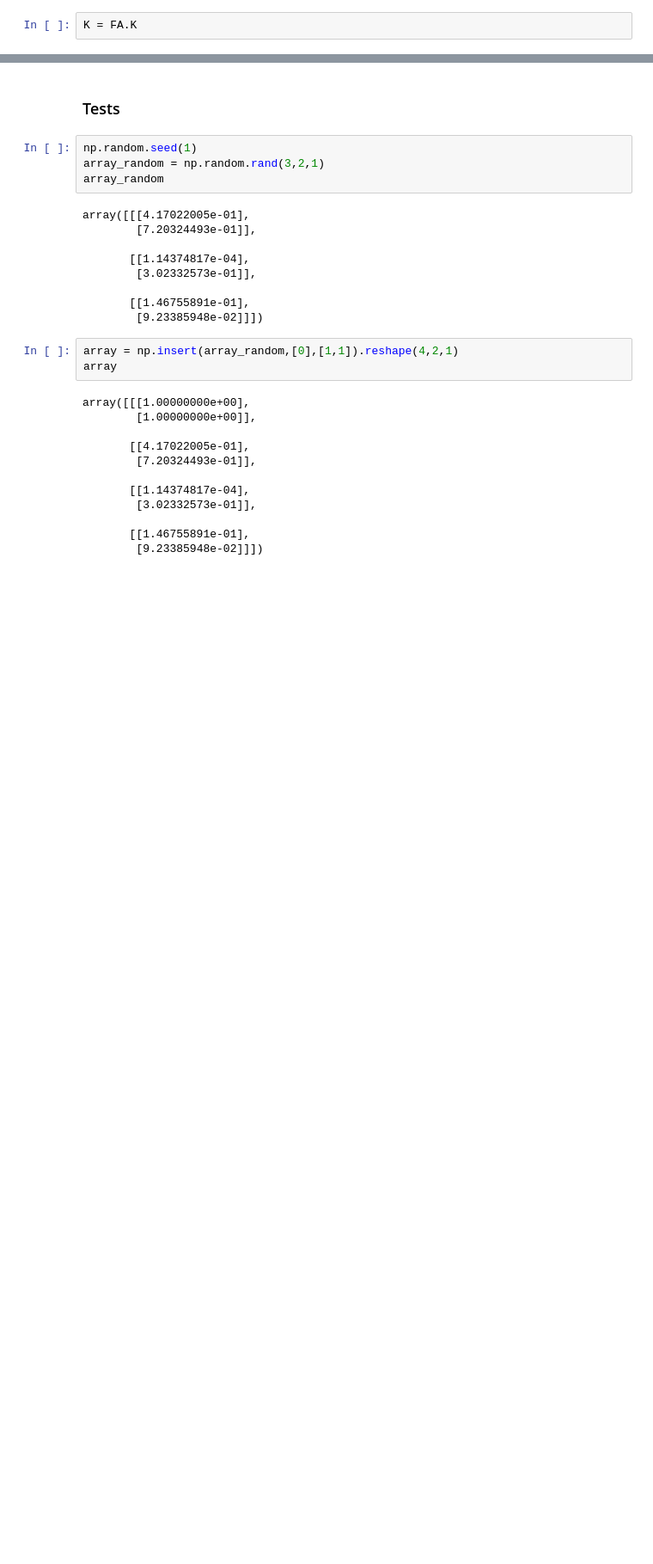
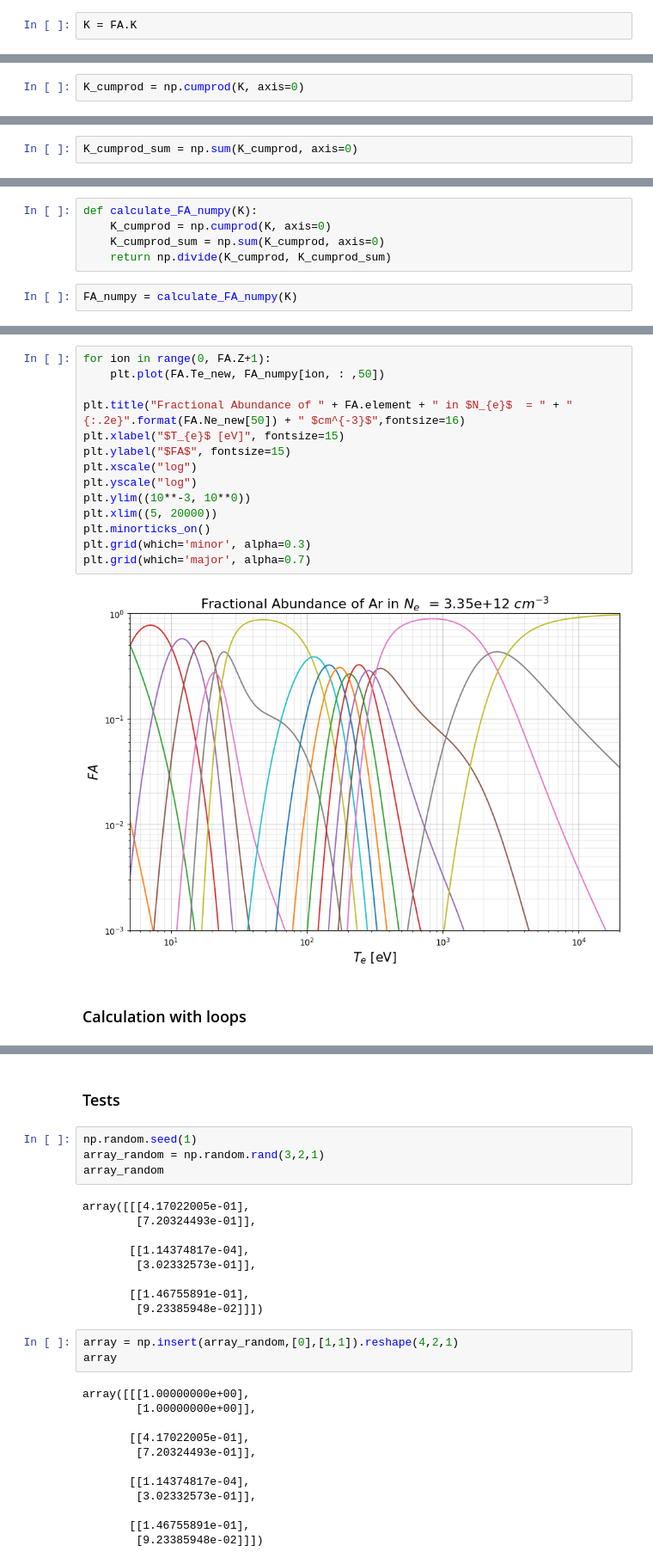
Before and after one commit to MKastek/Numba-tutorial, a Jupyter notebook: notebooks/cuda-example.ipynb, the cells around one changed output, grey strips where cells are left out. Shown: that part at 86% size. Drawn from its saved outputs; the diff is of its cells as text; blank space fills up the shorter version.

```diff
--- a/notebooks/cuda-example.ipynb
+++ b/notebooks/cuda-example.ipynb
@@ -24,0 +24,2 @@ FA_output = np.zeros_like(K)
+# %%
+K_cumprod = np.cumprod(K, axis=0)
@@ -24,0 +30,2 @@ FA_output = np.zeros_like(K)
+# %%
+K_cumprod_sum = np.sum(K_cumprod, axis=0)
@@ -24,0 +38,7 @@ FA_output = np.zeros_like(K)
+# %%
+def calculate_FA_numpy(K):
+    K_cumprod = np.cumprod(K, axis=0)
+    K_cumprod_sum = np.sum(K_cumprod, axis=0)
+    return np.divide(K_cumprod, K_cumprod_sum)
+# %%
+FA_numpy = calculate_FA_numpy(K)
@@ -25 +49,19 @@ FA_output = np.zeros_like(K)
+# %%
+for ion in range(0, FA.Z+1):
+    plt.plot(FA.Te_new, FA_numpy[ion, : ,50])
+
+plt.title("Fractional Abundance of " + FA.element + " in $N_{e}$  = " + "{:.2e}".format(FA.Ne_new[50]) + " $cm^{-3}$",fontsize=16)
+plt.xlabel("$T_{e}$ [eV]", fontsize=15)
+plt.ylabel("$FA$", fontsize=15)
+plt.xscale("log")
+plt.yscale("log")
+plt.ylim((10**-3, 10**0))
+plt.xlim((5, 20000))
+plt.minorticks_on()
+plt.grid(which='minor', alpha=0.3)
+plt.grid(which='major', alpha=0.7)
+# %% [output]
+[figure, added]
+# %% [markdown]
+### Calculation with loops
 # %%
```
Also changed, not shown: parts of 38 cells of this notebook.
